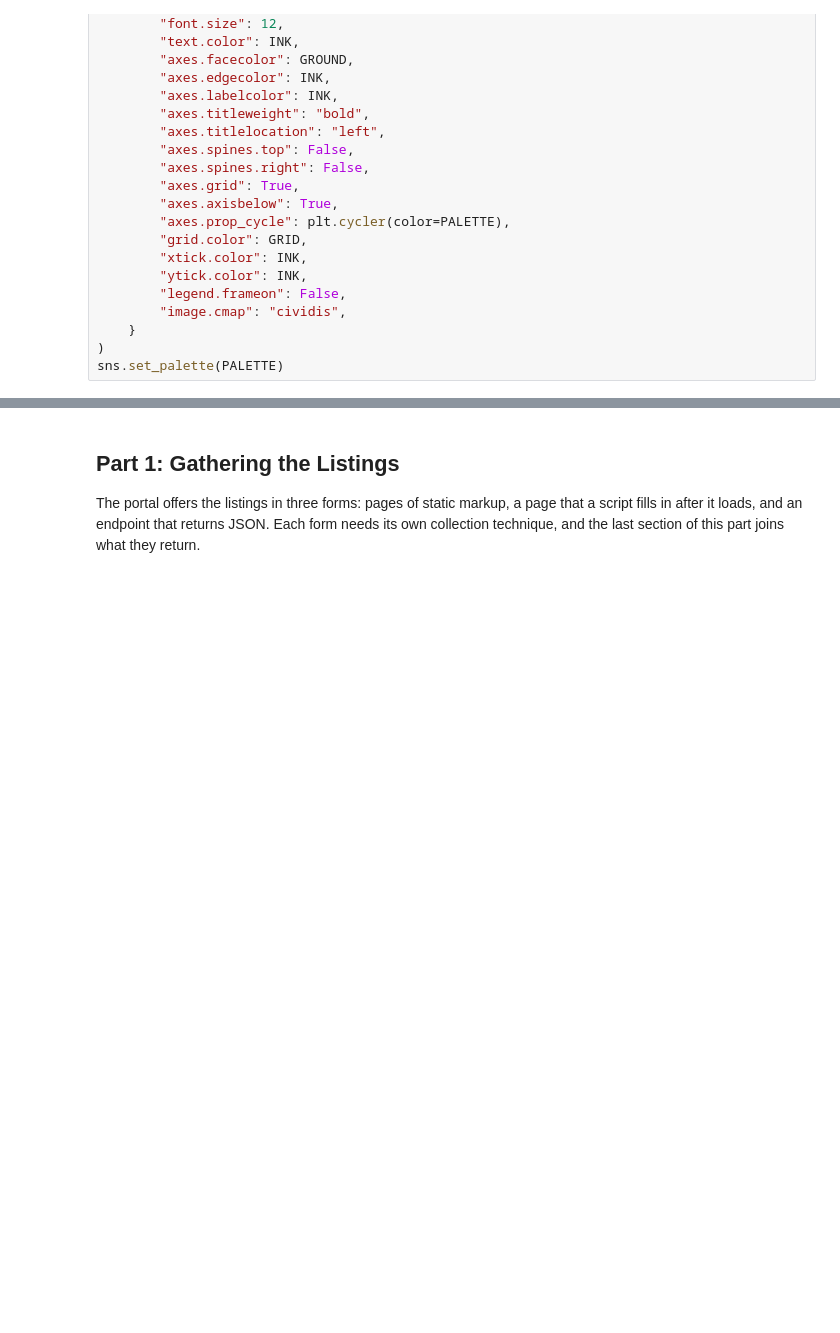
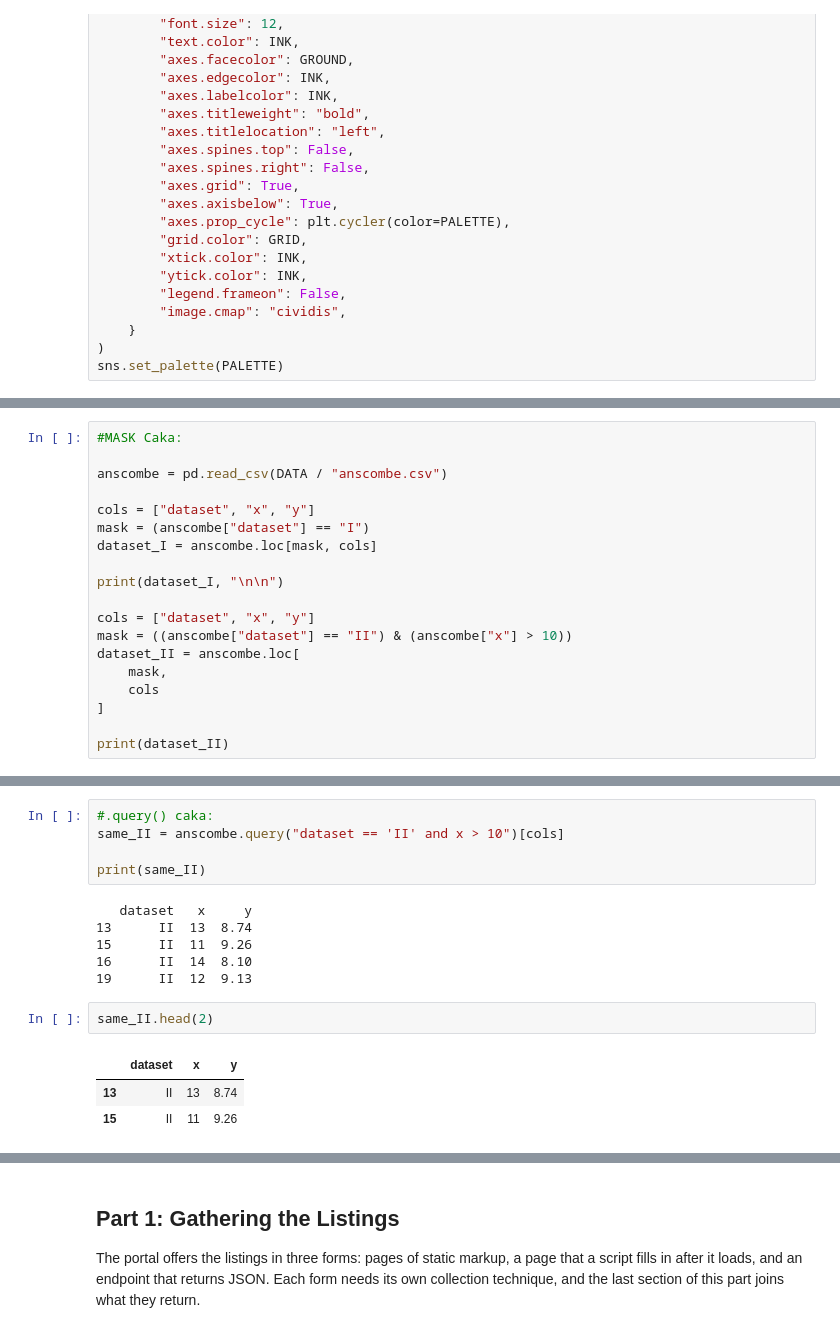
Before and after one commit to TaseZmaj/My-Learning-Data-Science, a Jupyter notebook: my-aud-exercises/auditory/01-data-gathering-and-exploratory-analysis/notebook.ipynb, the cells around one changed output, grey strips where cells are left out. Drawn from its saved outputs; the diff is of its cells as text; blank space fills up the shorter version.

```diff
--- a/my-aud-exercises/auditory/01-data-gathering-and-exploratory-analysis/notebook.ipynb
+++ b/my-aud-exercises/auditory/01-data-gathering-and-exploratory-analysis/notebook.ipynb
@@ -105,0 +106,19 @@ BASE
+# %%
+#MASK Caka:
+
+anscombe = pd.read_csv(DATA / "anscombe.csv")
+
+cols = ["dataset", "x", "y"]
+mask = (anscombe["dataset"] == "I")
+dataset_I = anscombe.loc[mask, cols]
+
+print(dataset_I, "\n\n")
+
+cols = ["dataset", "x", "y"]
+mask = ((anscombe["dataset"] == "II") & (anscombe["x"] > 10))
+dataset_II = anscombe.loc[
+    mask,
+    cols
+]
+
+print(dataset_II)
@@ -105,0 +145,17 @@ BASE
+# %%
+#.query() caka:
+same_II = anscombe.query("dataset == 'II' and x > 10")[cols]
+
+print(same_II)
+# %% [output]
+   dataset   x     y
+13      II  13  8.74
+15      II  11  9.26
+16      II  14  8.10
+19      II  12  9.13
+# %%
+same_II.head(2)
+# %% [output]
+|  | dataset | x | y |
+| 13 | II | 13 | 8.74 |
+| 15 | II | 11 | 9.26 |
```
Also changed, not shown: parts of 5 cells of this notebook, 50 other files.
